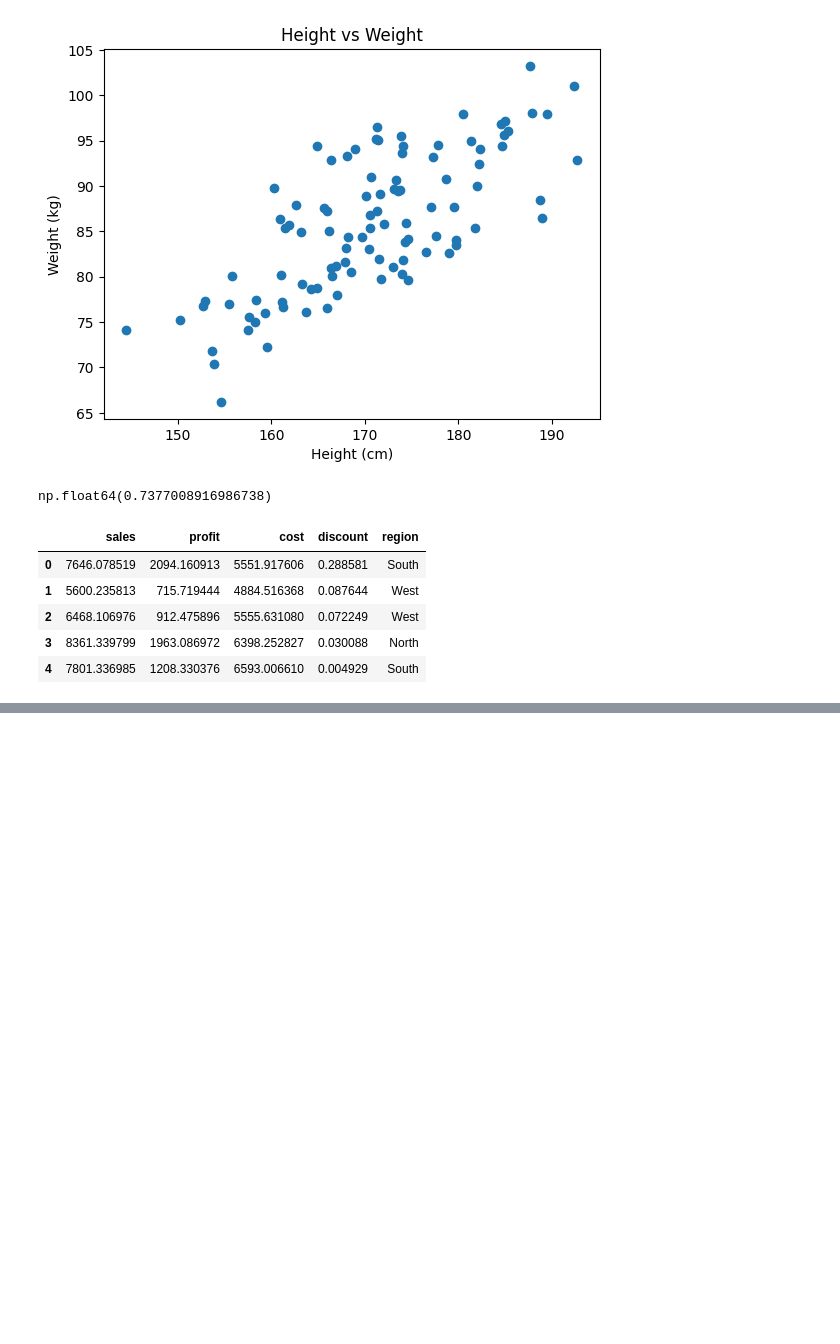
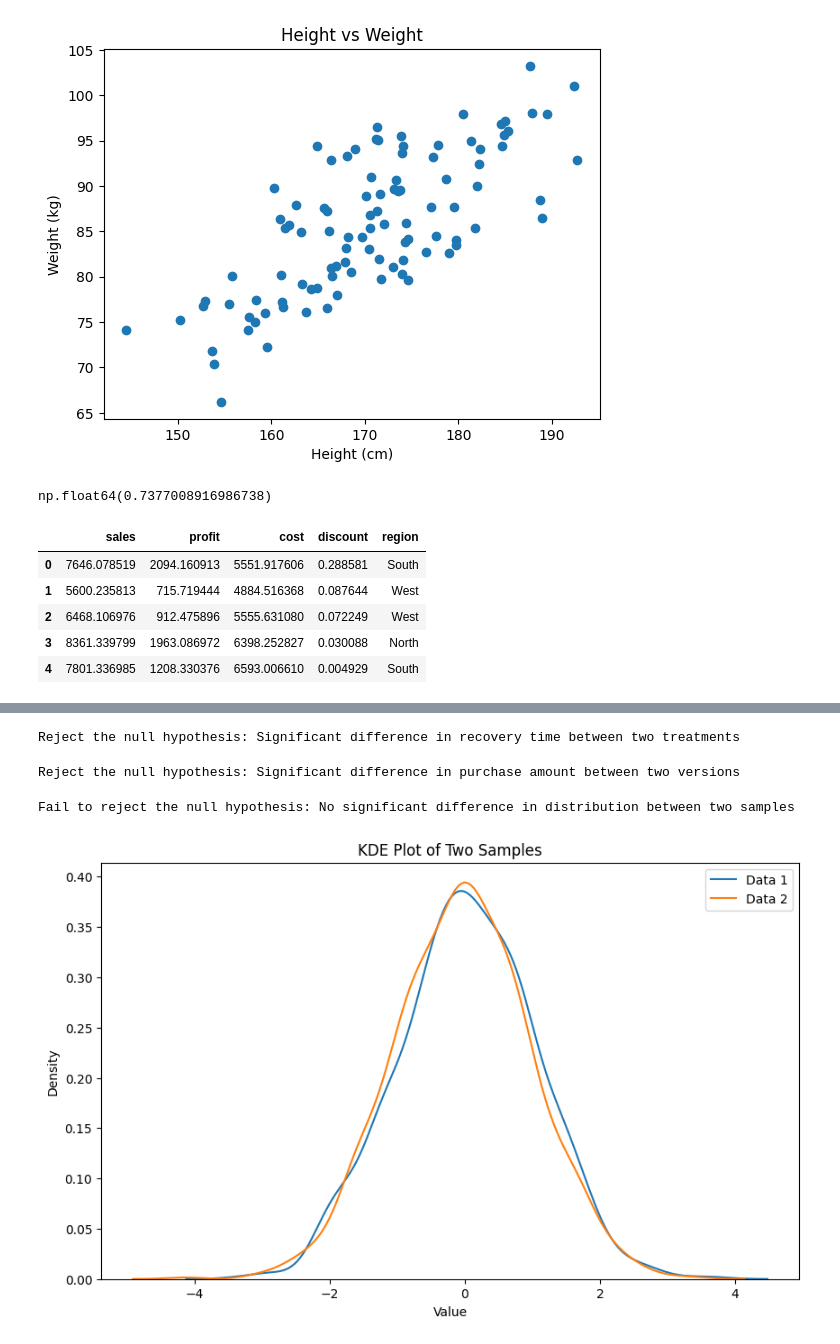
Before and after one commit to rahul8879/rbyte_ai_engineering, a Jupyter notebook: math/basic_stats.ipynb, the cells around one changed output, grey strips where cells are left out. Drawn from its saved outputs; the diff is of its cells as text; code cells hidden in the pictures; blank space fills up the shorter version.

Commit message:
added hypothesis code in stats section

```diff
--- a/math/basic_stats.ipynb
+++ b/math/basic_stats.ipynb
@@ -464,4 +485,68 @@ df_retail.head()
 # %%
-# using math come with solution to predict what discount should I offer to maximize profit
-# based on sales and profit data
-# --- IGNORE ---
+# lets say there are two medical treatments
+# treatment A and treatment B
+# treatment A has 100 patients with mean recovery time of 10 days and std deviation of 2
+# treatment B has 100 patients with mean recovery time of 12 days and std deviation of 2
+# is there a significant difference in recovery time between two treatments
+# lets create the data
+import numpy as np
+import scipy.stats as stats
+treatment_A = np.random.normal(loc=10, scale=2, size=100)
+treatment_B = np.random.normal(loc=12, scale=2, size=100)
+# lets apply t-test
+t_statistic, p_value = stats.ttest_ind(treatment_A, treatment_B)
+t_statistic, p_value
+if p_value < 0.05:
+    print("Reject the null hypothesis: Significant difference in recovery time between two treatments")
+else:
+    print("Fail to reject the null hypothesis: No significant difference in recovery time between two treatments")
+# %% [output]
+Reject the null hypothesis: Significant difference in recovery time between two treatments
+# %%
+# amazon.com have two versions of their website
+# version A and version B
+# version A has 1000 users with mean purchase amount of $50 and std deviation of $10
+# version B has 1000 users with mean purchase amount of $52 and std deviation of $10
+# is there a significant difference in purchase amount between two versions
+# lets create the data
+import numpy as np
+import scipy.stats as stats
+version_A = np.random.normal(loc=50, scale=10, size=1000)
+version_B = np.random.normal(loc=52, scale=10, size=1000)
+# lets apply t-test
+t_statistic, p_value = stats.ttest_ind(version_A, version_B)
+t_statistic, p_value
+if p_value < 0.05:
+    print("Reject the null hypothesis: Significant difference in purchase amount between two versions")
+else:
+    print("Fail to reject the null hypothesis: No significant difference in purchase amount between two versions")
+# %% [output]
+Reject the null hypothesis: Significant difference in purchase amount between two versions
+# %%
+# ks test to check the data follow the same distribution or not
+import numpy as np
+import scipy.stats as stats
+data1 = np.random.normal(loc=0, scale=1, size=1000)
+data2 = np.random.normal(loc=0, scale=1, size=1000)
+# lets apply ks test
+ks_statistic, p_value = stats.ks_2samp(data1, data2)
+ks_statistic, p_value
+if p_value < 0.05:
+    print("Reject the null hypothesis: Significant difference in distribution between two samples")
+else:
+    print("Fail to reject the null hypothesis: No significant difference in distribution between two samples")
+
+# lest plot kde plot
+import matplotlib.pyplot as plt
+import seaborn as sns
+plt.figure(figsize=(10, 6))
+sns.kdeplot(data1, label='Data 1')
+sns.kdeplot(data2, label='Data 2')
+plt.title('KDE Plot of Two Samples')
+plt.xlabel('Value')
+plt.ylabel('Density')
+plt.legend()
+plt.show()
+# %% [output]
+Fail to reject the null hypothesis: No significant difference in distribution between two samples
+[figure, added]
```
Also changed, not shown: parts of 1 cell of this notebook.
